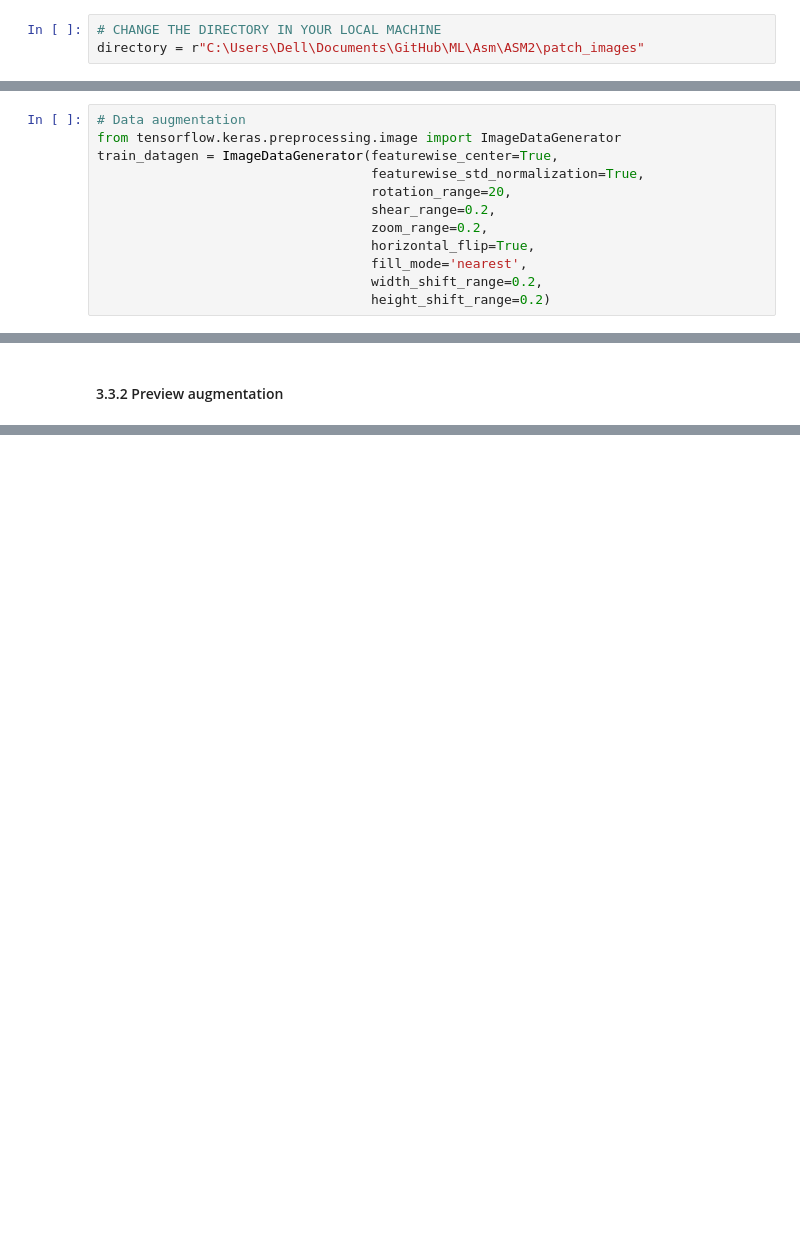
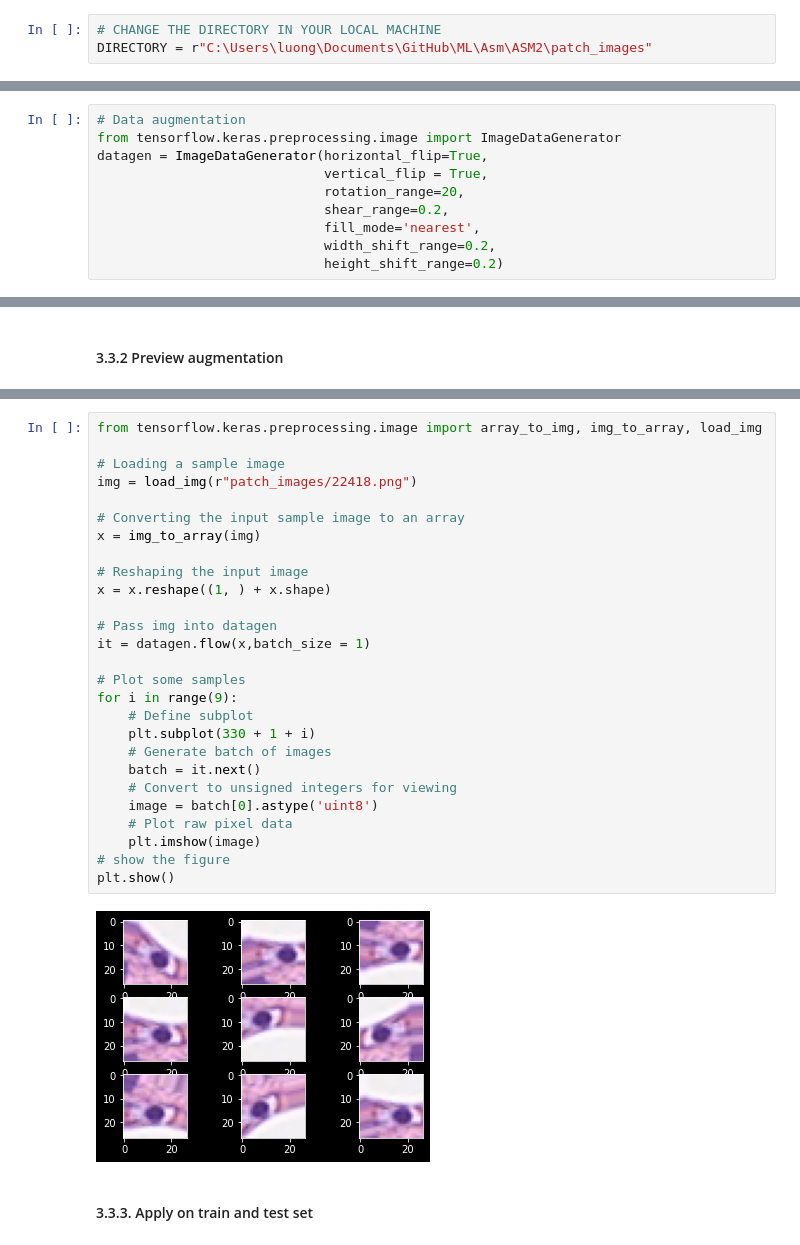
Before and after one commit to pcminh0505/ML, a Jupyter notebook: Asm/ASM2/COSC2753 - Assignment 2 - MK Sapiens.ipynb, the cells around one changed output, grey strips where cells are left out. Drawn from its saved outputs; the diff is of its cells as text; blank space fills up the shorter version.

```diff
--- a/Asm/ASM2/COSC2753 - Assignment 2 - MK Sapiens.ipynb
+++ b/Asm/ASM2/COSC2753 - Assignment 2 - MK Sapiens.ipynb
@@ -117,7 +133,7 @@ print(cell3)
 ['22423.png', '22424.png', '19061.png', '19062.png']
 # %%
 # CHANGE THE DIRECTORY IN YOUR LOCAL MACHINE
-directory = r"C:\Users\Dell\Documents\GitHub\ML\Asm\ASM2\patch_images"
+DIRECTORY = r"C:\Users\luong\Documents\GitHub\ML\Asm\ASM2\patch_images"
 # %%
 # Plotting 4 cellType
 for i in range (4):
@@ -203,15 +215,13 @@ Explaination...
 # %%
 # Data augmentation
 from tensorflow.keras.preprocessing.image import ImageDataGenerator
-train_datagen = ImageDataGenerator(featurewise_center=True,
-                                   featurewise_std_normalization=True,
-                                   rotation_range=20,
-                                   shear_range=0.2,
-                                   zoom_range=0.2,
-                                   horizontal_flip=True,
-                                   fill_mode='nearest',
-                                   width_shift_range=0.2,
-                                   height_shift_range=0.2)
+datagen = ImageDataGenerator(horizontal_flip=True,
+                             vertical_flip = True,
+                             rotation_range=20,
+                             shear_range=0.2,
+                             fill_mode='nearest',
+                             width_shift_range=0.2,
+                             height_shift_range=0.2)
 # %% [markdown]
 Params
 # %% [markdown]
@@ -222,0 +236,31 @@ ValueError: Input to `.fit()` should have rank 4. Got array with shape: (27, 27,
+# %%
+from tensorflow.keras.preprocessing.image import array_to_img, img_to_array, load_img
+
+# Loading a sample image
+img = load_img(r"patch_images/22418.png")
+
+# Converting the input sample image to an array
+x = img_to_array(img)
+
+# Reshaping the input image
+x = x.reshape((1, ) + x.shape)
+
+# Pass img into datagen
+it = datagen.flow(x,batch_size = 1)
+
+# Plot some samples
+for i in range(9):
+    # Define subplot
+    plt.subplot(330 + 1 + i)
+    # Generate batch of images
+    batch = it.next()
+    # Convert to unsigned integers for viewing
+    image = batch[0].astype('uint8')
+    # Plot raw pixel data
+    plt.imshow(image)
+# show the figure
+plt.show()
+# %% [output]
+[figure, added]
+# %% [markdown]
+#### 3.3.3. Apply on train and test set
```
Also changed, not shown: parts of 11 cells of this notebook.
